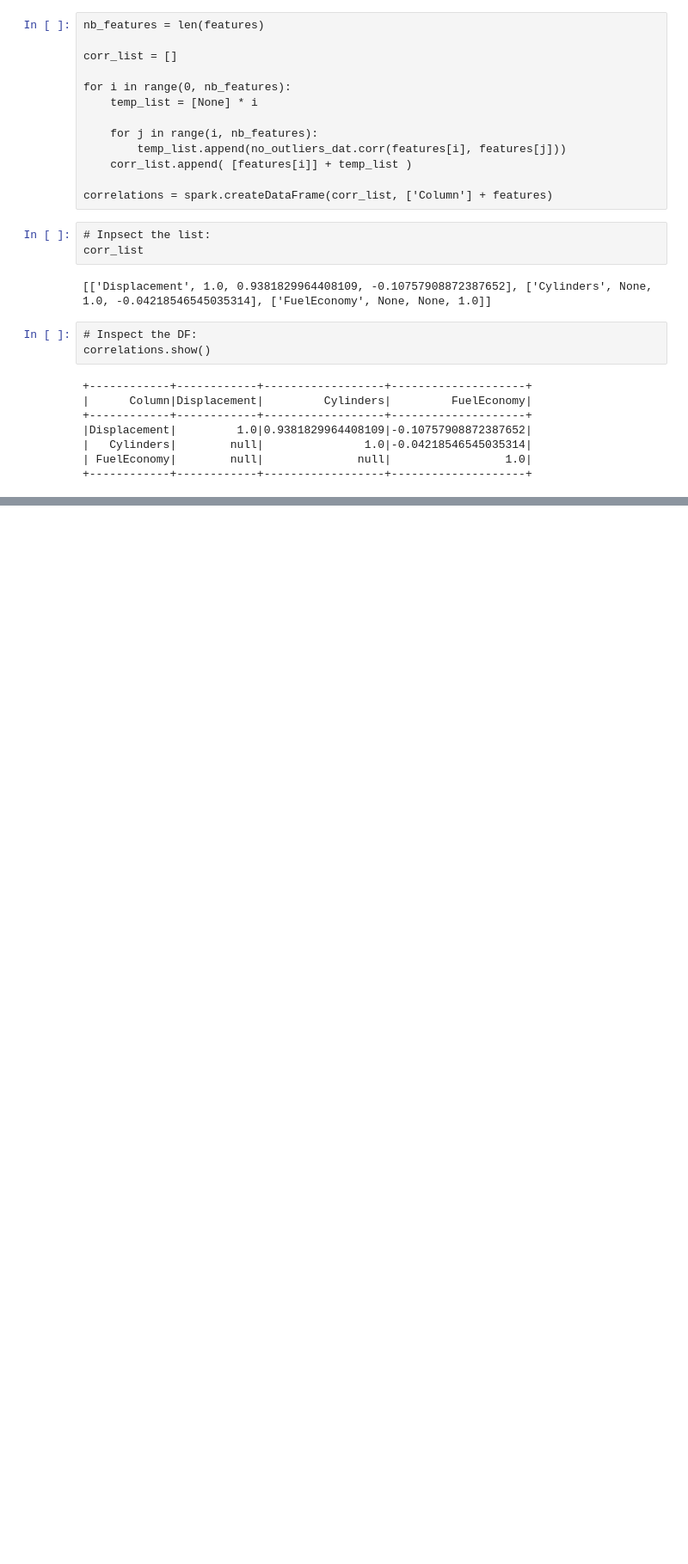
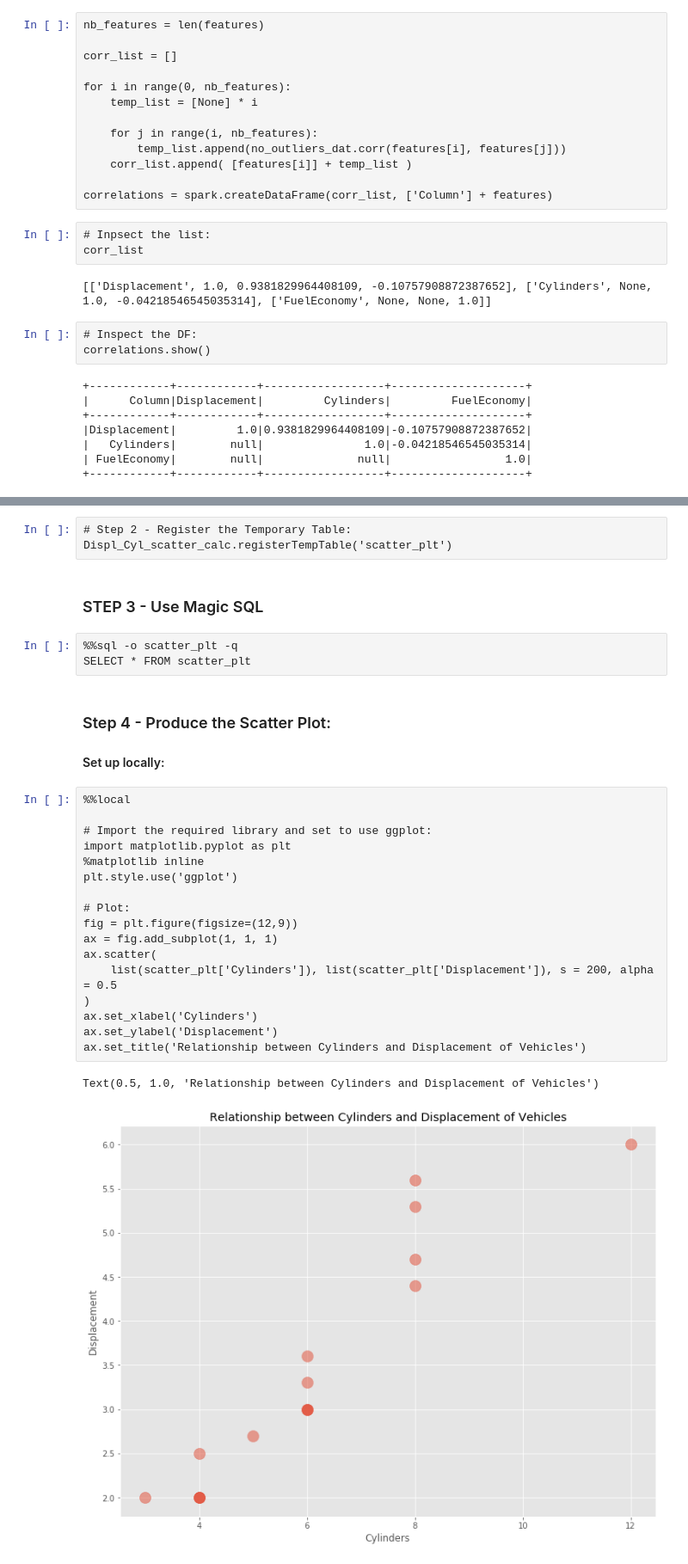
Before and after one commit to ylee9107/PySpark_myLearning, a Jupyter notebook: Project 3 - Preparing Data for Modeling/PySpark - Preparing the Data For Modeling.ipynb, the cells around one changed output, grey strips where cells are left out. Shown: that part at 86% size. Cells and saved outputs as stored; diff of their text form; blank space fills up the shorter version.

```diff
--- a/Project 3 - Preparing Data for Modeling/PySpark - Preparing the Data For Modeling.ipynb
+++ b/Project 3 - Preparing Data for Modeling/PySpark - Preparing the Data For Modeling.ipynb
@@ -833,0 +994,32 @@ Additionally, if the prediction for this model is for maximum speed of the car,
+# %%
+# Step 2 - Register the Temporary Table:
+Displ_Cyl_scatter_calc.registerTempTable('scatter_plt')
+# %% [markdown]
+### STEP 3 - Use Magic SQL
+# %%
+%%sql -o scatter_plt -q
+SELECT * FROM scatter_plt
+# %% [markdown]
+### Step 4 - Produce the Scatter Plot:
+
+#### Set up locally:
+# %%
+%%local
+
+# Import the required library and set to use ggplot:
+import matplotlib.pyplot as plt
+%matplotlib inline
+plt.style.use('ggplot')
+
+# Plot:
+fig = plt.figure(figsize=(12,9))
+ax = fig.add_subplot(1, 1, 1)
+ax.scatter(
+    list(scatter_plt['Cylinders']), list(scatter_plt['Displacement']), s = 200, alpha = 0.5
+)
+ax.set_xlabel('Cylinders')
+ax.set_ylabel('Displacement')
+ax.set_title('Relationship between Cylinders and Displacement of Vehicles')
+# %% [output]
+Text(0.5, 1.0, 'Relationship between Cylinders and Displacement of Vehicles')
+[figure, added]
```
Also changed, not shown: parts of 17 cells of this notebook.
